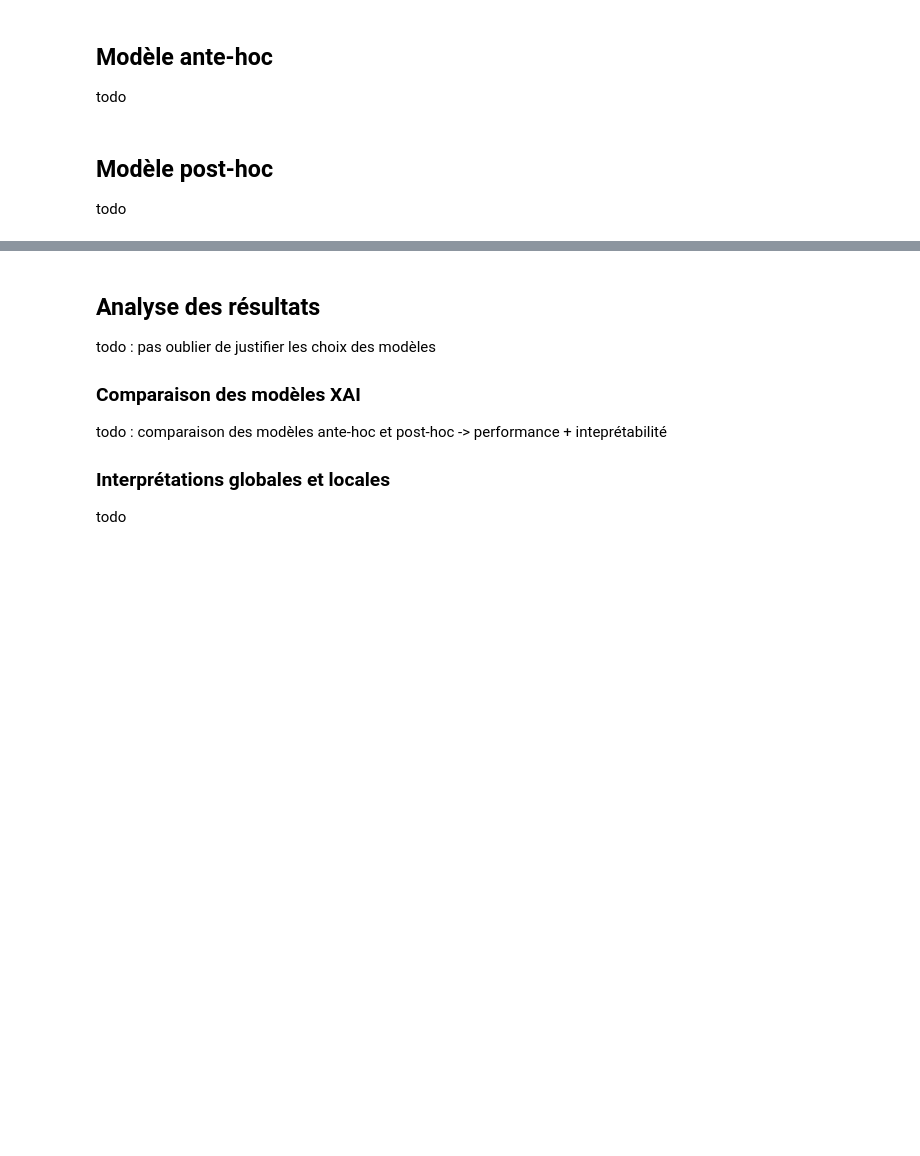
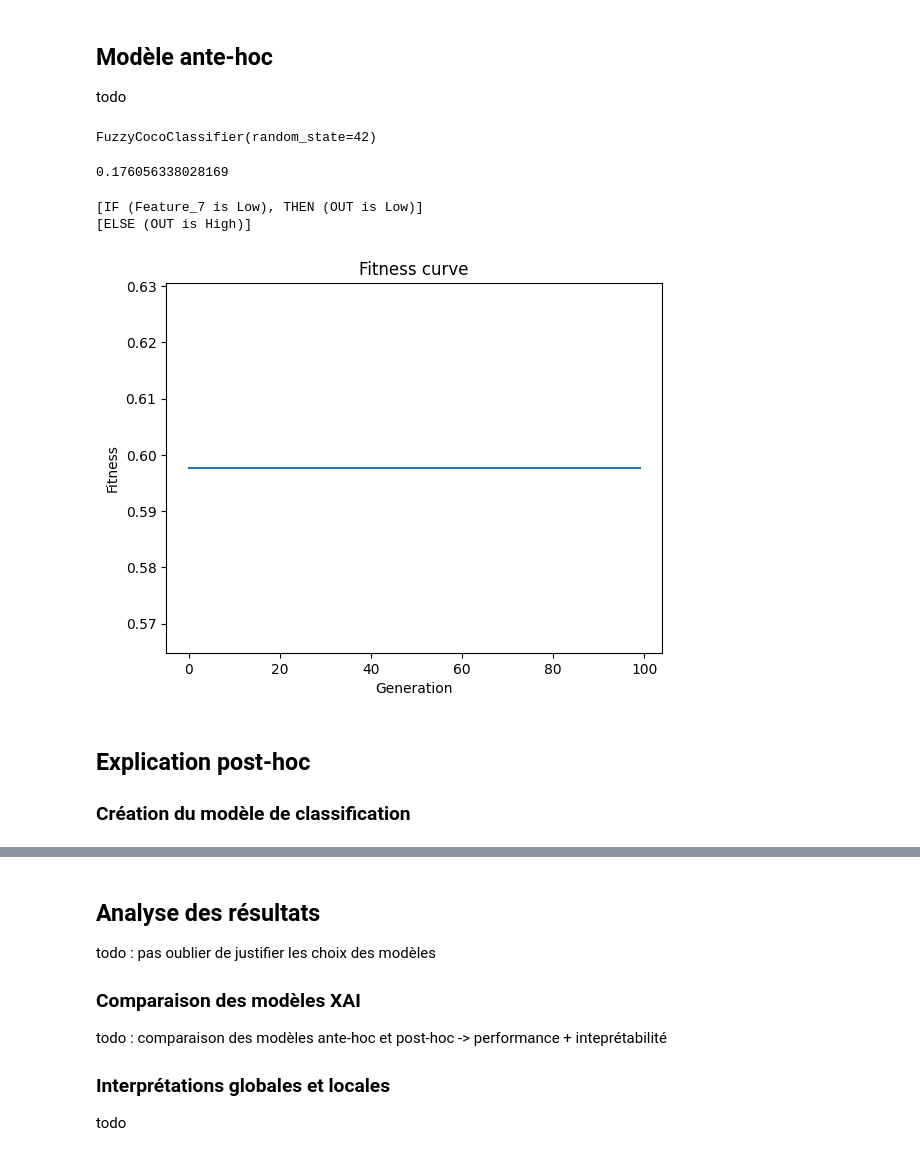
Before and after one commit to Raynobrak/heigvd-labos-xai, a Jupyter notebook: mini-projet/ançay-charbonnier-analyse-semiconducteurs.ipynb, the cells around one changed output, grey strips where cells are left out. Saved outputs shown, nothing was run; the diff lists cells and outputs as text; code cells hidden in the pictures; blank space fills up the shorter version.

Commit message:
part post-hoc method

```diff
--- a/mini-projet/ançay-charbonnier-analyse-semiconducteurs.ipynb
+++ b/mini-projet/ançay-charbonnier-analyse-semiconducteurs.ipynb
@@ -79,8 +83,54 @@ todo
+# %%
+from sklearn.model_selection import train_test_split
+SEED = 42
+
+X = df.drop(columns=['fetal_health'])
+#X = normalize(X) PAS BESOIN DE NORMALISER
+
+y = df['fetal_health']
+
+X_train, X_test, y_train, y_test = train_test_split(X, y, test_size=0.2, random_state=SEED)
 # %% [markdown]
 ## Modèle ante-hoc
 
 todo
+# %%
+from fuzzycocopython import FuzzyCocoClassifier
+
+
+# Create the model
+fuzzyCoco_model = FuzzyCocoClassifier(random_state=SEED)
+
+
+# Train our classifier and save the model to a file
+fuzzyCoco_model.fit(X_train, y_train)
+# %% [output]
+FuzzyCocoClassifier(random_state=42)
+# %%
+y_pred = fuzzyCoco_model.predict(X_test)
+
+fuzzyCoco_model.score(X_test, y_test)
+# %% [output]
+0.176056338028169
+# %%
+# visualize the rules
+print(fuzzyCoco_model.rules_)
+print(fuzzyCoco_model.default_rules_)
+# %% [output]
+[IF (Feature_7 is Low), THEN (OUT is Low)]
+[ELSE (OUT is High)]
+# %%
+# plot the fitness curve
+
+plot = fuzzyCoco_model.fitness_history_
+plt.plot(plot)
+plt.xlabel('Generation')
+plt.ylabel('Fitness')
+plt.title('Fitness curve')
+plt.show()
+# %% [output]
+[figure, added]
 # %% [markdown]
-## Modèle post-hoc
+## Explication post-hoc
 
-todo
+### Création du modèle de classification
```
Also changed, not shown: parts of 18 cells of this notebook.
